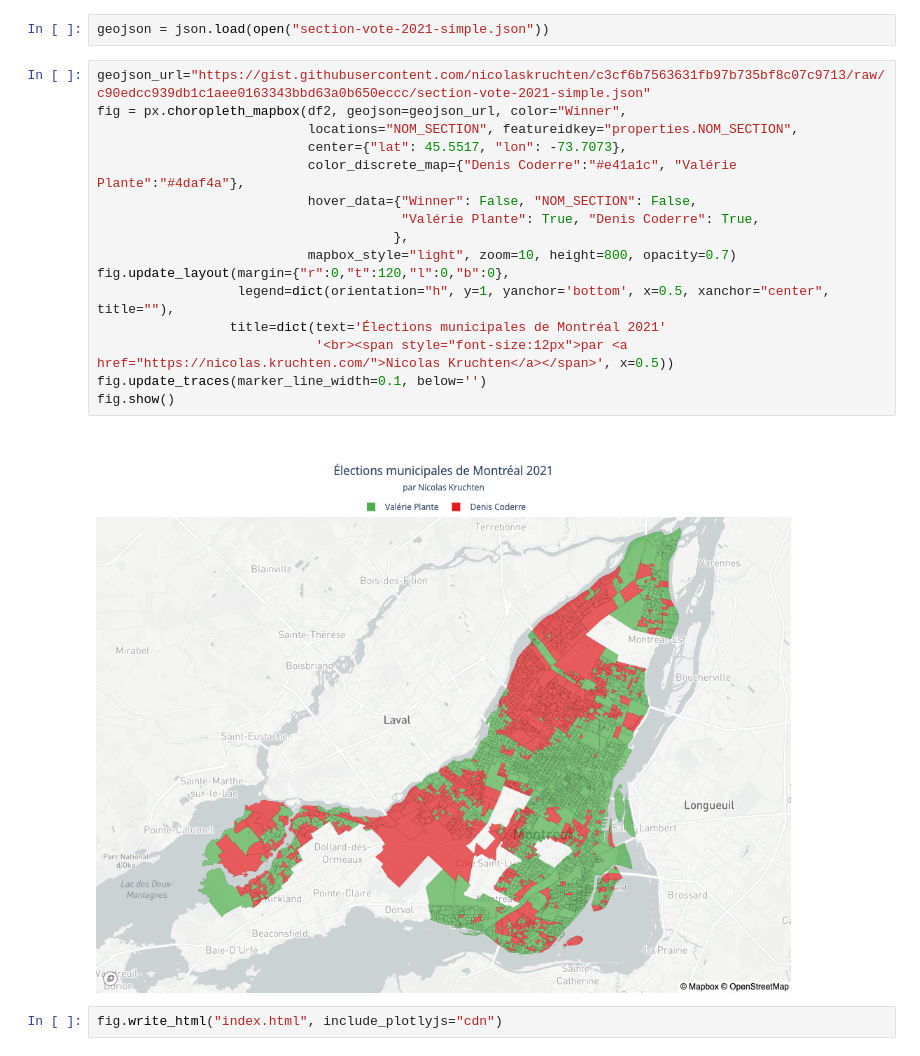
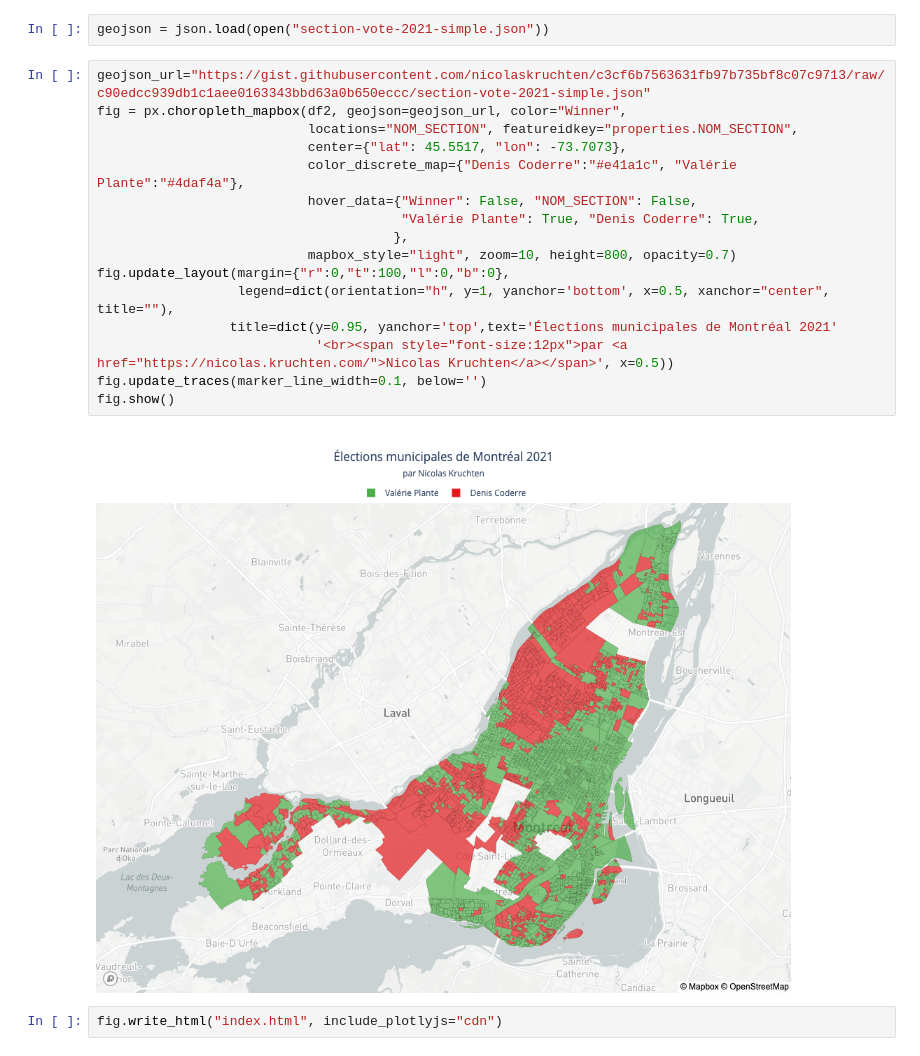
Before and after one commit to nicolaskruchten/mtlelection2021bysection, a Jupyter notebook: Untitled.ipynb, the cells around one changed output. Saved outputs shown, nothing was run; the diff lists cells and outputs as text.

Commit message:
title

```diff
--- a/Untitled.ipynb
+++ b/Untitled.ipynb
@@ -39,20 +39,20 @@ geojson = json.load(open("section-vote-2021-simple.json"))
 # %%
 geojson_url="https://gist.githubusercontent.com/nicolaskruchten/c3cf6b7563631fb97b735bf8c07c9713/raw/c90edcc939db1c1aee0163343bbd63a0b650eccc/section-vote-2021-simple.json"
 fig = px.choropleth_mapbox(df2, geojson=geojson_url, color="Winner",
                            locations="NOM_SECTION", featureidkey="properties.NOM_SECTION",
                            center={"lat": 45.5517, "lon": -73.7073},
                            color_discrete_map={"Denis Coderre":"#e41a1c", "Valérie Plante":"#4daf4a"},
                            hover_data={"Winner": False, "NOM_SECTION": False,
                                        "Valérie Plante": True, "Denis Coderre": True,
                                       },
                            mapbox_style="light", zoom=10, height=800, opacity=0.7)
-fig.update_layout(margin={"r":0,"t":120,"l":0,"b":0},
+fig.update_layout(margin={"r":0,"t":100,"l":0,"b":0},
                   legend=dict(orientation="h", y=1, yanchor='bottom', x=0.5, xanchor="center", title=""),
-                 title=dict(text='Élections municipales de Montréal 2021'
+                 title=dict(y=0.95, yanchor='top',text='Élections municipales de Montréal 2021'
                             '<br><span style="font-size:12px">par <a href="https://nicolas.kruchten.com/">Nicolas Kruchten</a></span>', x=0.5))
 fig.update_traces(marker_line_width=0.1, below='')
 fig.show()
 # %% [output]
-[figure, old version]
+[figure, new version]
 # %%
 fig.write_html("index.html", include_plotlyjs="cdn")
```
Also changed, not shown: 1 other file.
